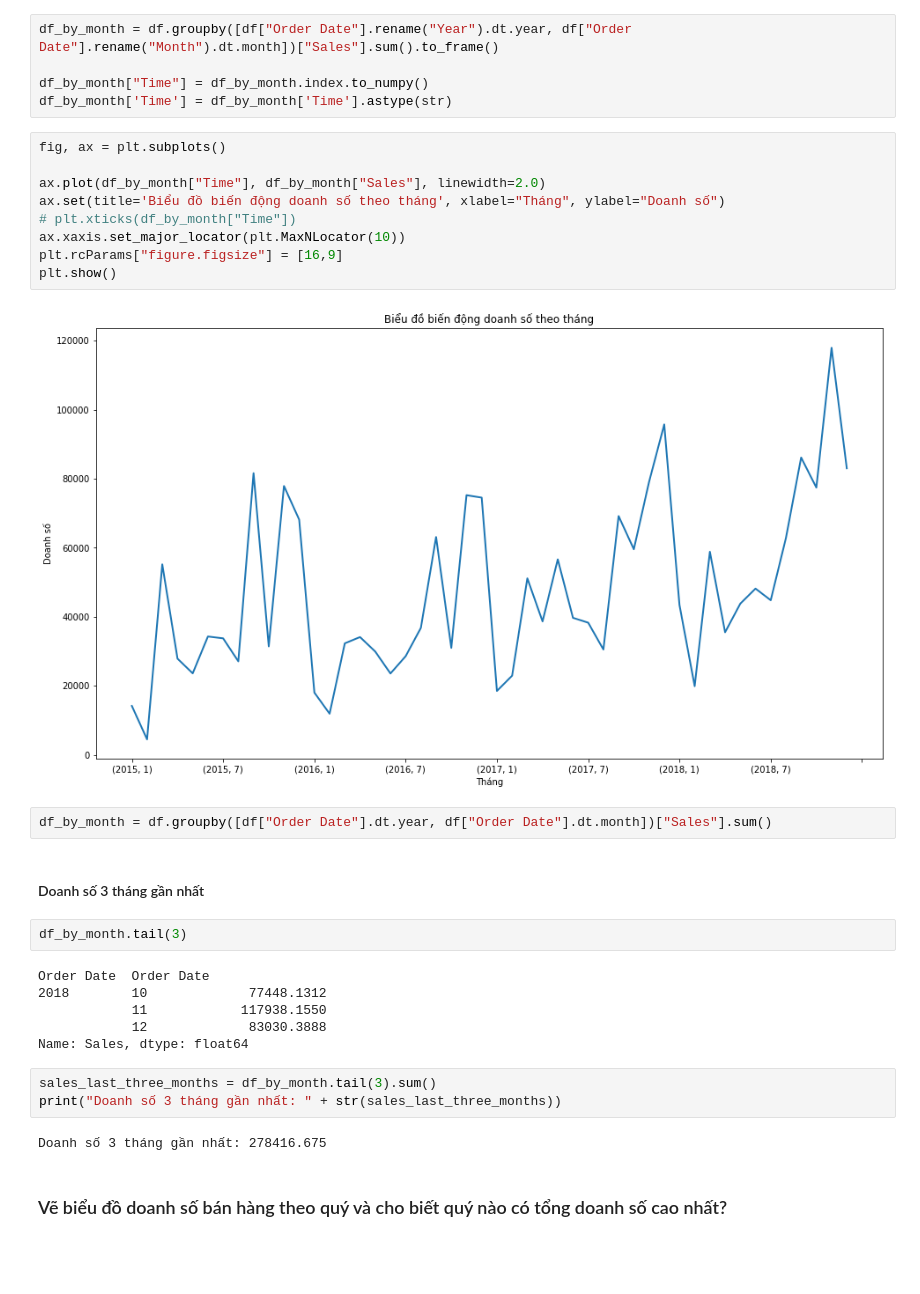
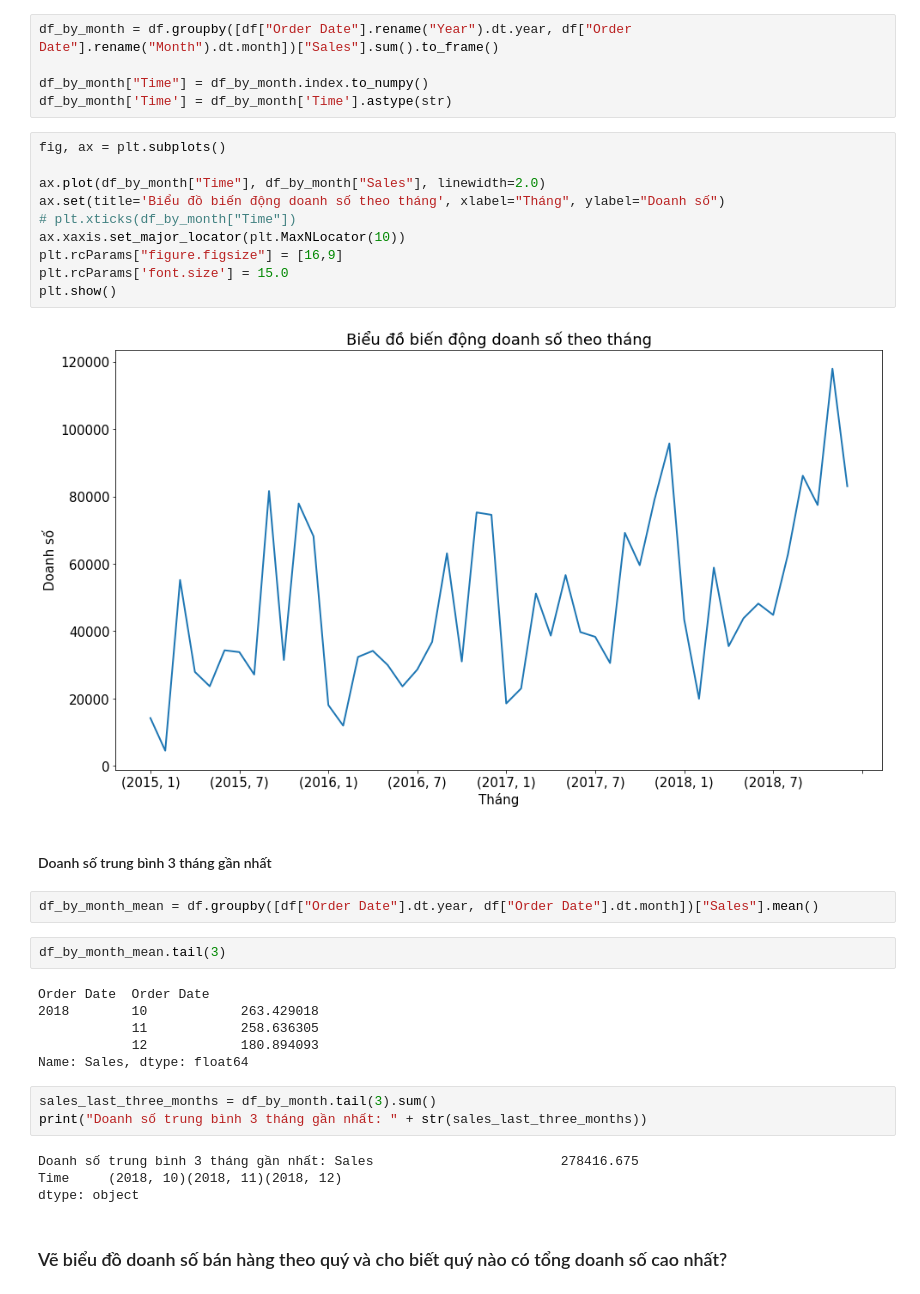
Before and after one commit to minhhieu9800/Python-MSE, a Jupyter notebook: Assignment.ipynb, the cells around one changed output. Saved outputs shown, nothing was run; the diff lists cells and outputs as text; blank space fills up the shorter version.

```diff
--- a/Assignment.ipynb
+++ b/Assignment.ipynb
@@ -155,31 +155,34 @@ df_by_month['Time'] = df_by_month['Time'].astype(str)
 # %%
 fig, ax = plt.subplots()
 
 ax.plot(df_by_month["Time"], df_by_month["Sales"], linewidth=2.0)
 ax.set(title='Biểu đồ biến động doanh số theo tháng', xlabel="Tháng", ylabel="Doanh số")
 # plt.xticks(df_by_month["Time"])
 ax.xaxis.set_major_locator(plt.MaxNLocator(10))
 plt.rcParams["figure.figsize"] = [16,9]
+plt.rcParams['font.size'] = 15.0
 plt.show()
 # %% [output]
-[figure, old version]
+[figure, new version]
+# %% [markdown]
+#### Doanh số trung bình 3 tháng gần nhất
 # %%
-df_by_month = df.groupby([df["Order Date"].dt.year, df["Order Date"].dt.month])["Sales"].sum()
+df_by_month_mean = df.groupby([df["Order Date"].dt.year, df["Order Date"].dt.month])["Sales"].mean()
-# %% [markdown]
-#### Doanh số 3 tháng gần nhất
 # %%
-df_by_month.tail(3)
+df_by_month_mean.tail(3)
 # %% [output]
 Order Date  Order Date
-2018        10             77448.1312
-            11            117938.1550
-            12             83030.3888
+2018        10            263.429018
+            11            258.636305
+            12            180.894093
 Name: Sales, dtype: float64
 # %%
 sales_last_three_months = df_by_month.tail(3).sum()
-print("Doanh số 3 tháng gần nhất: " + str(sales_last_three_months))
+print("Doanh số trung bình 3 tháng gần nhất: " + str(sales_last_three_months))
 # %% [output]
-Doanh số 3 tháng gần nhất: 278416.675
+Doanh số trung bình 3 tháng gần nhất: Sales                        278416.675
+Time     (2018, 10)(2018, 11)(2018, 12)
+dtype: object
 # %% [markdown]
 ### Vẽ biểu đồ doanh số bán hàng theo quý và cho biết quý nào có tổng doanh số cao nhất?
 # %% [markdown]
```
Also changed, not shown: parts of 14 cells of this notebook.
